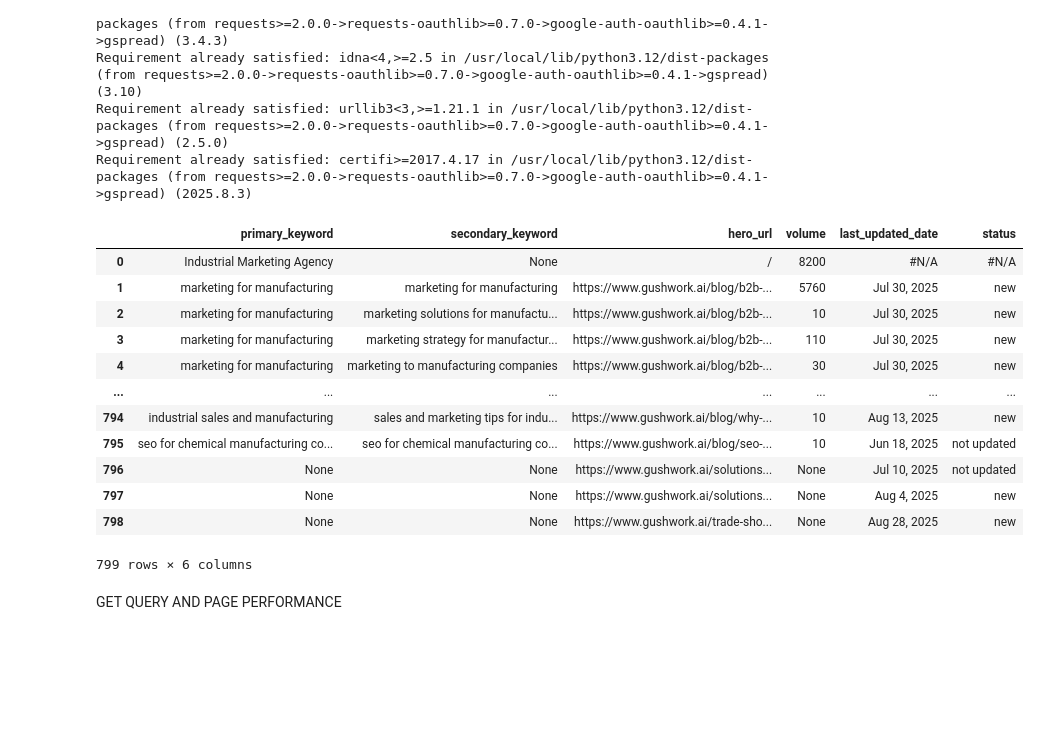
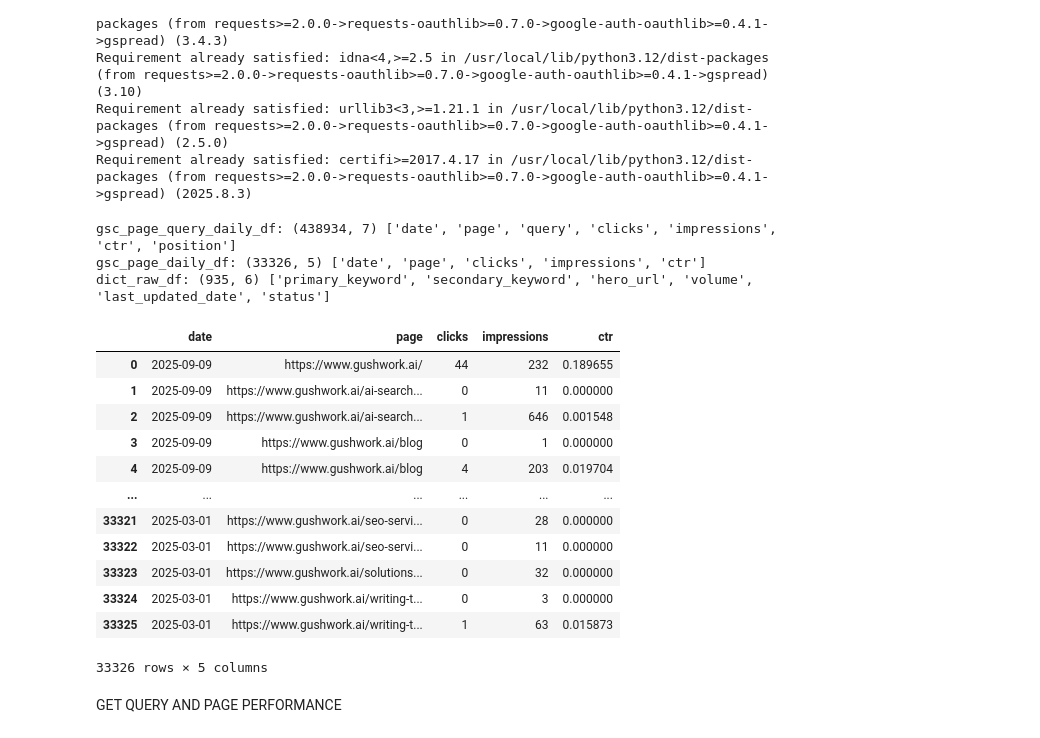
Before and after one commit to ShikharV010/gist_daily_runs, a Jupyter notebook: Gush_SEO_Tracker.ipynb, the cells around one changed output. Cells and saved outputs as stored; diff of their text form; code cells hidden in the pictures; blank space fills up the shorter version.

```diff
--- a/Gush_SEO_Tracker.ipynb
+++ b/Gush_SEO_Tracker.ipynb
@@ -29,15 +29,16 @@ from sqlalchemy import create_engine, text
 DB_URL = "postgresql+psycopg2://airbyte_user:airbyte_user_password@gw-rds-prod.celzx4qnlkfp.us-east-1.rds.amazonaws.com:5432/gw_prod"
 
 SCHEMA_GSC  = "airbyte_ingestion"
-TBL_GSC_PQD = "gush_gsc_page_query_daily"  # (kept if you still need query-level)
-TBL_GSC_PD  = "gush_gsc_page_daily"        # <-- new: page-level table
+TBL_GSC_PQD = "gush_gsc_page_query_daily"  # query-level (has ctr, position)
+TBL_GSC_PD  = "gush_gsc_page_daily"        # page-level (now also selecting ctr)
 
 SCHEMA_DICT = "airbyte_ingestion"
 TABLE_DICT  = "gtm_seo_gush_seo_pages"
 
+# Create SQLAlchemy engine
 engine = create_engine(DB_URL)
 
-# --- READ GSC: page_query_daily (unchanged; optional) ---
+# --- READ GSC: page_query_daily (query-level) ---
 with engine.connect() as con:
     gsc_pqd_sql = text(f"""
         SELECT
@@ -53,20 +54,21 @@ with engine.connect() as con:
     """)
     gsc_page_query_daily_df = pd.read_sql(gsc_pqd_sql, con)
 
-# --- READ GSC: page_daily (use this for page-level performance) ---
+# --- READ GSC: page_daily (page-level) ---
 with engine.connect() as con:
     gsc_pd_sql = text(f"""
         SELECT
             date::date          AS date,
             page                AS page,
             clicks::bigint      AS clicks,
-            impressions::bigint AS impressions
+            impressions::bigint AS impressions,
+            ctr::numeric        AS ctr
         FROM {SCHEMA_GSC}.{TBL_GSC_PD}
         WHERE date IS NOT NULL
     """)
     gsc_page_daily_df = pd.read_sql(gsc_pd_sql, con)
 
-# --- READ Pages/Keywords (only the columns you need; exact hero_url strings) ---
+# --- READ Pages/Keywords dictionary (hero_url etc.) ---
 with engine.connect() as con:
     dict_sql = text(f"""
         SELECT
@@ -84,24 +86,35 @@ with engine.connect() as con:
     """)
     dict_raw_df = pd.read_sql(dict_sql, con)
 
-#display(gsc_page_daily_df.head(3))
-#display(dict_raw_df.head(3))
+# --- (Optional) quick sanity checks ---
+print("gsc_page_query_daily_df:", gsc_page_query_daily_df.shape, gsc_page_query_daily_df.columns.tolist())
+print("gsc_page_daily_df:",       gsc_page_daily_df.shape,       gsc_page_daily_df.columns.tolist())
+print("dict_raw_df:",             dict_raw_df.shape,             dict_raw_df.columns.tolist())
+
+# Example peeks (comment out if not needed)
+# print(gsc_page_query_daily_df.head(3))
+# print(gsc_page_daily_df.head(3))
+# print(dict_raw_df.head(3))
+# %% [output]
+gsc_page_query_daily_df: (438934, 7) ['date', 'page', 'query', 'clicks', 'impressions', 'ctr', 'position']
+gsc_page_daily_df: (33326, 5) ['date', 'page', 'clicks', 'impressions', 'ctr']
+dict_raw_df: (935, 6) ['primary_keyword', 'secondary_keyword', 'hero_url', 'volume', 'last_updated_date', 'status']
 # %%
-display(dict_raw_df)
+display(gsc_page_daily_df)
 # %% [output]
-|  | primary_keyword | secondary_keyword | hero_url | volume | last_updated_date | status |
-| 0 | Industrial Marketing Agency | None | / | 8200 | #N/A | #N/A |
-| 1 | marketing for manufacturing | marketing for manufacturing | https://www.gushwork.ai/blog/b2b-... | 5760 | Jul 30, 2025 | new |
-| 2 | marketing for manufacturing | marketing solutions for manufactu... | https://www.gushwork.ai/blog/b2b-... | 10 | Jul 30, 2025 | new |
-| 3 | marketing for manufacturing | marketing strategy for manufactur... | https://www.gushwork.ai/blog/b2b-... | 110 | Jul 30, 2025 | new |
-| 4 | marketing for manufacturing | marketing to manufacturing companies | https://www.gushwork.ai/blog/b2b-... | 30 | Jul 30, 2025 | new |
-| ... | ... | ... | ... | ... | ... | ... |
-| 794 | industrial sales and manufacturing | sales and marketing tips for indu... | https://www.gushwork.ai/blog/why-... | 10 | Aug 13, 2025 | new |
-| 795 | seo for chemical manufacturing co... | seo for chemical manufacturing co... | https://www.gushwork.ai/blog/seo-... | 10 | Jun 18, 2025 | not updated |
-| 796 | None | None | https://www.gushwork.ai/solutions... | None | Jul 10, 2025 | not updated |
-| 797 | None | None | https://www.gushwork.ai/solutions... | None | Aug 4, 2025 | new |
-| 798 | None | None | https://www.gushwork.ai/trade-sho... | None | Aug 28, 2025 | new |
+|  | date | page | clicks | impressions | ctr |
+| 0 | 2025-09-09 | https://www.gushwork.ai/ | 44 | 232 | 0.189655 |
+| 1 | 2025-09-09 | https://www.gushwork.ai/ai-search... | 0 | 11 | 0.000000 |
+| 2 | 2025-09-09 | https://www.gushwork.ai/ai-search... | 1 | 646 | 0.001548 |
+| 3 | 2025-09-09 | https://www.gushwork.ai/blog | 0 | 1 | 0.000000 |
+| 4 | 2025-09-09 | https://www.gushwork.ai/blog | 4 | 203 | 0.019704 |
+| ... | ... | ... | ... | ... | ... |
+| 33321 | 2025-03-01 | https://www.gushwork.ai/seo-servi... | 0 | 28 | 0.000000 |
+| 33322 | 2025-03-01 | https://www.gushwork.ai/seo-servi... | 0 | 11 | 0.000000 |
+| 33323 | 2025-03-01 | https://www.gushwork.ai/solutions... | 0 | 32 | 0.000000 |
+| 33324 | 2025-03-01 | https://www.gushwork.ai/writing-t... | 0 | 3 | 0.000000 |
+| 33325 | 2025-03-01 | https://www.gushwork.ai/writing-t... | 1 | 63 | 0.015873 |
-799 rows × 6 columns
+33326 rows × 5 columns
 # %% [markdown]
 GET QUERY AND PAGE PERFORMANCE
 # %%
```
Also changed, not shown: parts of 9 cells of this notebook.
